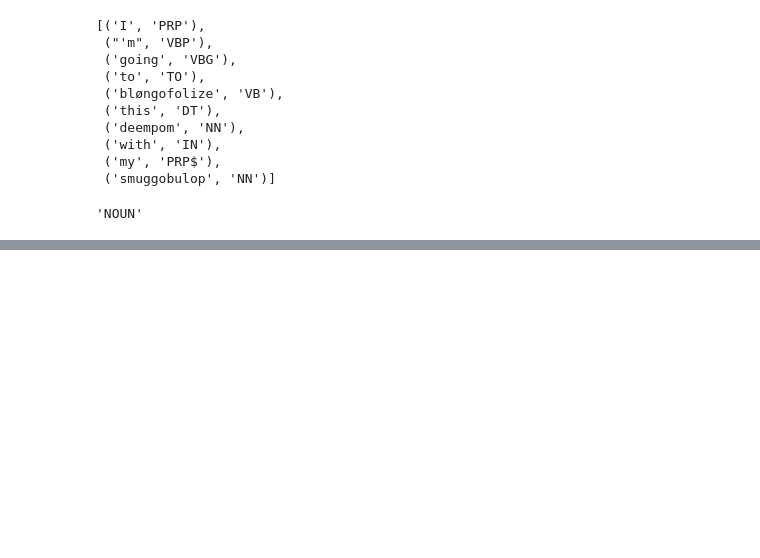
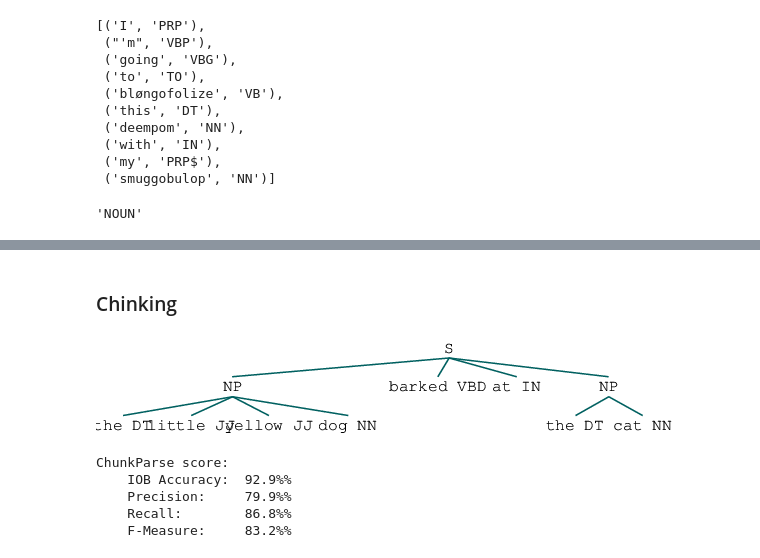
Before and after one commit to bfbarry/MOOC, a Jupyter notebook: nltk/exercises+notes.ipynb, the cells around one changed output, grey strips where cells are left out. Cells and saved outputs as stored; diff of their text form; code cells hidden in the pictures; blank space fills up the shorter version.

```diff
--- a/nltk/exercises.ipynb
+++ b/nltk/exercises+notes.ipynb
@@ -162,0 +164,22 @@ pos['daszd']
+# %%
+words = nltk.corpus.words.words('en')
+anagrams = defaultdict(list)
+for word in words:
+    key = ''.join(sorted(word))
+    anagrams[key].append(word)
+
+# anag_freq = defaultdict(int)
+# for k in anagrams.keys():
+#     anag_freq[k] = len(anagrams[k])
+
+# plt.figure()
+# plt.bar(list(anag_freq.keys()), anag_freq.values()) #this is really a hist
+# plt.show()
+
+hist_data = []
+for k in anagrams.keys():
+    hist_data += [k]*len(anagrams[k])
+
+plt.figure()
+plt.hist(hist_data, bins = 40, histtype='step')
+plt.show()
@@ -162,0 +188,10 @@ pos['daszd']
+# %%
+labeled_names = ([(name, 'male') for name in nltk.corpus.names.words('male.txt')] + [(name, 'female') for name in nltk.corpus.names.words('female.txt')])
+
+def gender_features(word):
+    return {'last_letter': word[-1]}
+
+featuresets = [(gender_features(n), gender) for (n, gender) in labeled_names]
+train_set, test_set = featuresets[500:], featuresets[:500]
+classifier = nltk.NaiveBayesClassifier.train(train_set)
+print(nltk.classify.accuracy(classifier, test_set))
@@ -162,0 +251,14 @@ pos['daszd']
+# %% [markdown]
+### Chinking
+# %%
+grammar = r"""
+  NP:
+    {<.*>+}          # Chunk everything
+    }<VBD|IN>+{      # Chink sequences of VBD and IN
+  """
+sentence = [("the", "DT"), ("little", "JJ"), ("yellow", "JJ"),
+       ("dog", "NN"), ("barked", "VBD"), ("at", "IN"),  ("the", "DT"), ("cat", "NN")]
+cp = nltk.RegexpParser(grammar)
+cp.parse(sentence)
+# %% [output]
+[figure, added]
@@ -162,0 +279,11 @@ pos['daszd']
+# %%
+test_sents = nltk.corpus.conll2000.chunked_sents('test.txt', chunk_types=['NP'])
+train_sents = nltk.corpus.conll2000.chunked_sents('train.txt', chunk_types=['NP'])
+unigram_chunker = UnigramChunker(train_sents)
+print(unigram_chunker.evaluate(test_sents))
+# %% [output]
+ChunkParse score:
+    IOB Accuracy:  92.9%%
+    Precision:     79.9%%
+    Recall:        86.8%%
+    F-Measure:     83.2%%
```
Also changed, not shown: parts of 11 cells of this notebook, 3 other files.
